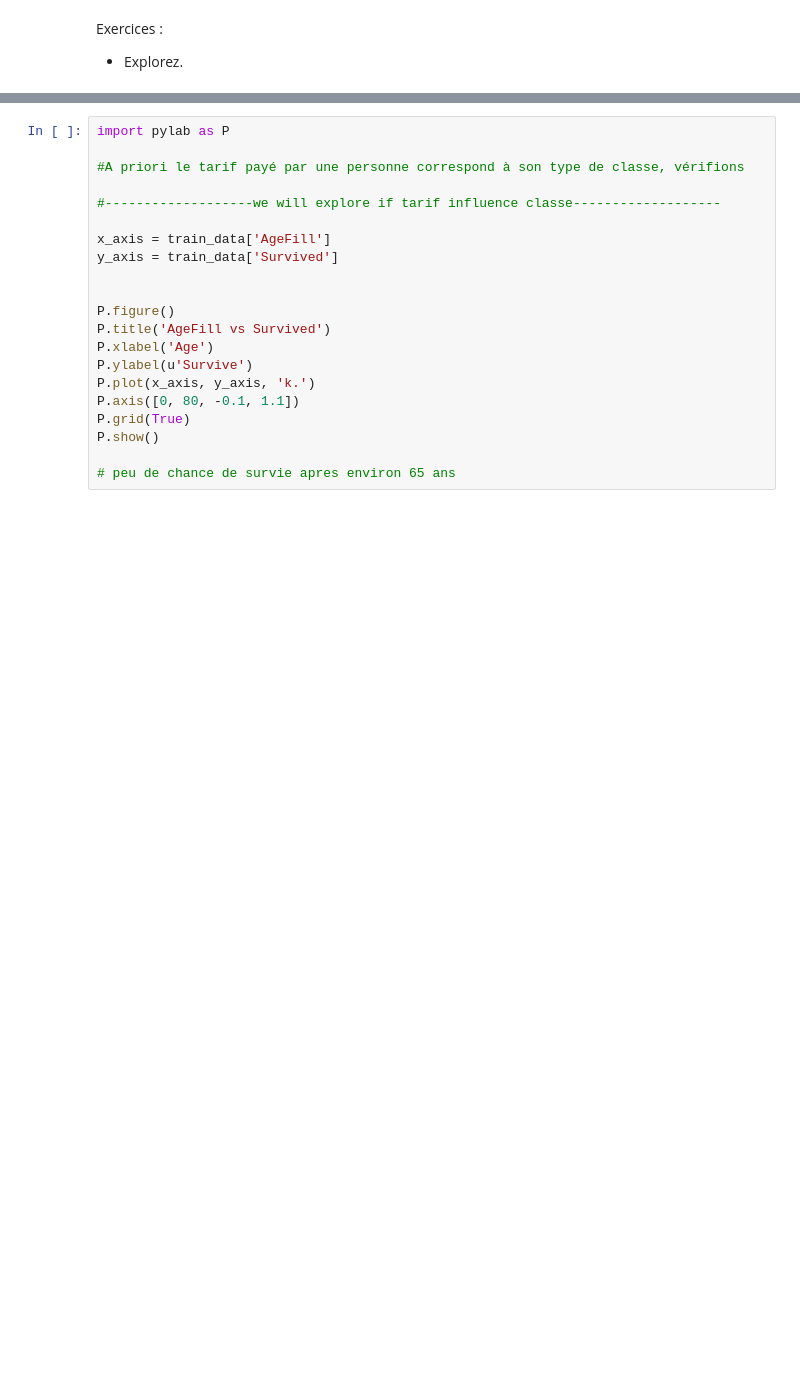
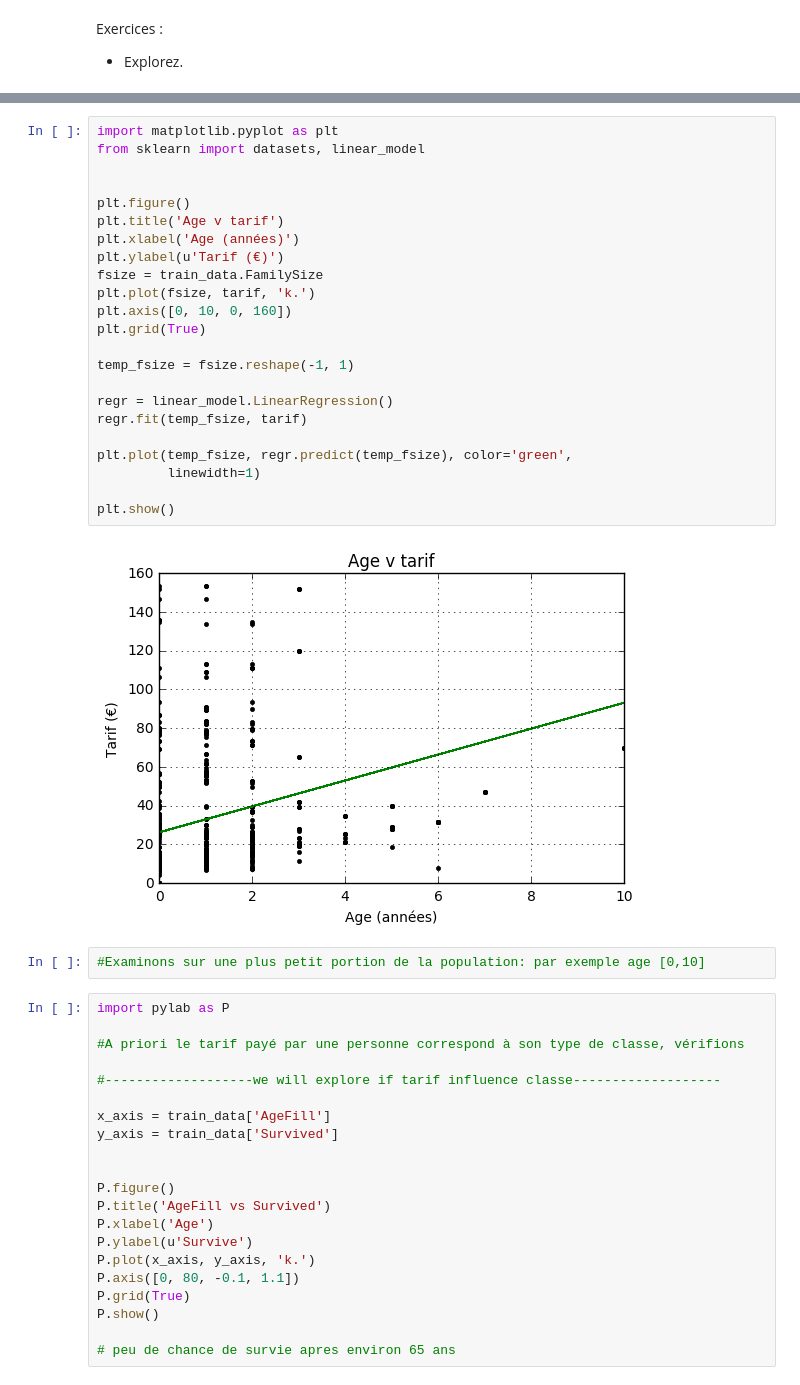
Before and after one commit to zackdu35/2016-2017, a Jupyter notebook: P1/pandas.ipynb, the cells around one changed output, grey strips where cells are left out. Drawn from its saved outputs; the diff is of its cells as text; blank space fills up the shorter version.

```diff
--- a/P1/pandas.ipynb
+++ b/P1/pandas.ipynb
@@ -549,3 +572,30 @@ diametre = 50
+# %%
+import matplotlib.pyplot as plt
+from sklearn import datasets, linear_model
+
+
+plt.figure()
+plt.title('Age v tarif')
+plt.xlabel('Age (années)')
+plt.ylabel(u'Tarif (€)')
+fsize = train_data.FamilySize
+plt.plot(fsize, tarif, 'k.')
+plt.axis([0, 10, 0, 160])
+plt.grid(True)
+
+temp_fsize = fsize.reshape(-1, 1)
+
+regr = linear_model.LinearRegression()
+regr.fit(temp_fsize, tarif)
+
+plt.plot(temp_fsize, regr.predict(temp_fsize), color='green',
+         linewidth=1)
+
+plt.show()
+# %% [output]
+[figure, added]
+# %%
+#Examinons sur une plus petit portion de la population: par exemple age [0,10]
 # %%
 import pylab as P
 
```
Also changed, not shown: parts of 8 cells of this notebook, 1 other file.
